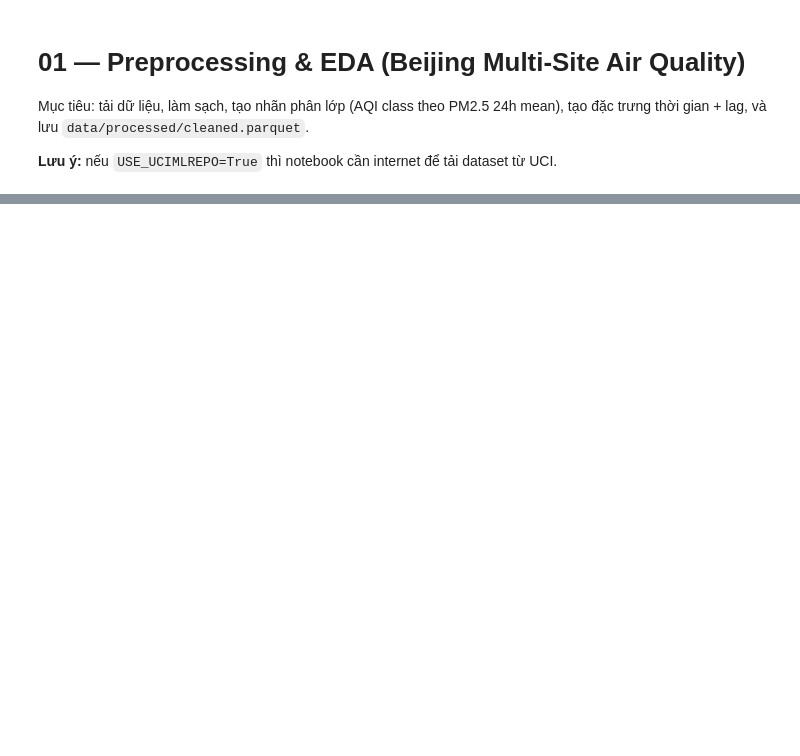
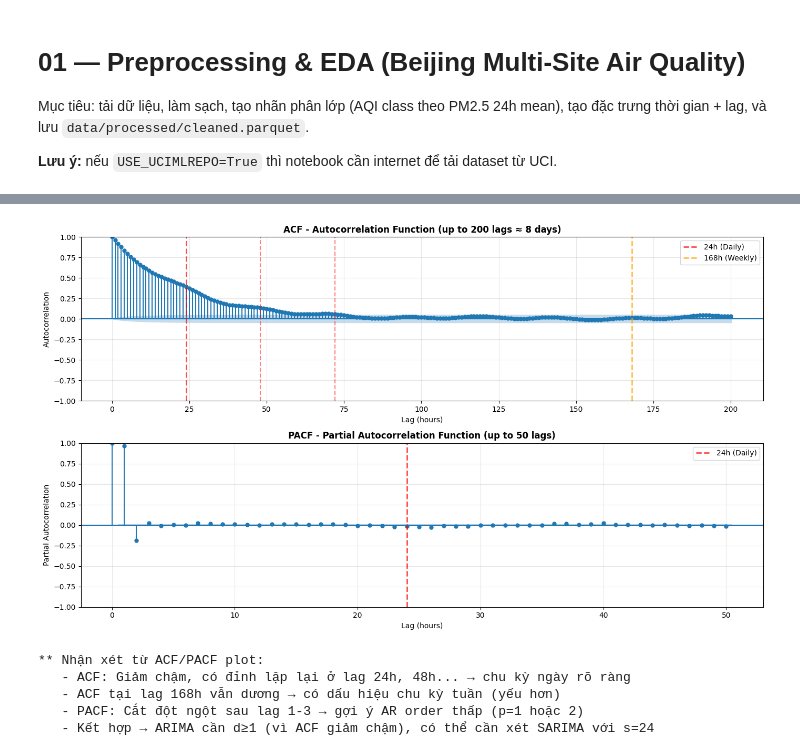
Before and after one commit to quang2005asd/Lab4, a Jupyter notebook: notebooks/Q1_boxungEDA.ipynb, the cells around one changed output, grey strips where cells are left out. Cells and saved outputs as stored; diff of their text form; code cells hidden in the pictures; blank space fills up the shorter version.

```diff
--- a/notebooks/Q1_boxungEDA.ipynb
+++ b/notebooks/Q1_boxungEDA.ipynb
@@ -5,7 +5,7 @@ Mục tiêu: tải dữ liệu, làm sạch, tạo nhãn phân lớp (AQI class
 **Lưu ý:** nếu `USE_UCIMLREPO=True` thì notebook cần internet để tải dataset từ UCI.
 # %%
 USE_UCIMLREPO = False
-RAW_ZIP_PATH = "data/raw/PRSA2017_Data_20130301-20170228.zip"
+RAW_ZIP_PATH = "../data/raw/PRSA2017_Data_20130301-20170228.zip"
 
 OUTPUT_CLEANED_PATH = 'data/processed/cleaned.parquet'
 LAG_HOURS=[1, 3, 24]
@@ -281,0 +358,59 @@ plt.show()
+# %%
+# 6. Kiểm tra tự tương quan (Autocorrelation)
+print("\n" + "="*60)
+print("6. KIỂM TRA TỰ TƯƠNG QUAN")
+print("="*60)
+
+# Lấy chuỗi PM2.5 sạch (sử dụng station_df từ cell trước)
+pm25_series = station_df.set_index('datetime')['PM2.5'].dropna()
+
+# Tính autocorrelation ở các lag quan trọng
+lags_to_check = [1, 3, 6, 12, 24, 48, 72, 168]  # 168h = 1 tuần
+autocorr_results = {}
+for lag in lags_to_check:
+    autocorr_results[f'lag_{lag}h'] = pm25_series.autocorr(lag=lag)
+
+autocorr_df = pd.DataFrame.from_dict(autocorr_results, orient='index', columns=['Autocorrelation'])
+print(autocorr_df)
+
+print(f"\n** Phân tích tự tương quan:")
+print(f"   - Lag 1h: {autocorr_results['lag_1h']:.3f} (rất cao - giá trị hiện tại phụ thuộc mạnh vào giờ trước)")
+print(f"   - Lag 24h: {autocorr_results['lag_24h']:.3f} (chu kỳ ngày)")
+print(f"   - Lag 168h: {autocorr_results['lag_168h']:.3f} (chu kỳ tuần)")
+print(f"\n=> Kết luận: Chuỗi có tự tương quan mạnh, đặc biệt ở lag ngắn và chu kỳ ngày/tuần")
+
+# Vẽ ACF và PACF để trực quan hóa
+from statsmodels.graphics.tsaplots import plot_acf, plot_pacf
+
+fig, axes = plt.subplots(2, 1, figsize=(14, 8))
+
+# ACF plot
+plot_acf(pm25_series, lags=200, ax=axes[0], alpha=0.05)
+axes[0].set_title('ACF - Autocorrelation Function (up to 200 lags ≈ 8 days)', fontsize=12, fontweight='bold')
+axes[0].axvline(x=24, color='red', linestyle='--', linewidth=2, alpha=0.7, label='24h (Daily)')
+axes[0].axvline(x=48, color='red', linestyle='--', linewidth=1.5, alpha=0.5)
+axes[0].axvline(x=72, color='red', linestyle='--', linewidth=1.5, alpha=0.5)
+axes[0].axvline(x=168, color='orange', linestyle='--', linewidth=2, alpha=0.7, label='168h (Weekly)')
+axes[0].legend()
+axes[0].grid(True, alpha=0.3)
+axes[0].set_ylabel('Autocorrelation')
+axes[0].set_xlabel('Lag (hours)')
+
+# PACF plot
+plot_pacf(pm25_series, lags=50, ax=axes[1], alpha=0.05)
+axes[1].set_title('PACF - Partial Autocorrelation Function (up to 50 lags)', fontsize=12, fontweight='bold')
+axes[1].axvline(x=24, color='red', linestyle='--', linewidth=2, alpha=0.7, label='24h (Daily)')
+axes[1].legend()
+axes[1].grid(True, alpha=0.3)
+axes[1].set_ylabel('Partial Autocorrelation')
+axes[1].set_xlabel('Lag (hours)')
+
+plt.tight_layout()
+plt.show()
+
+print("\n** Nhận xét từ ACF/PACF plot:")
+print("   - ACF: Giảm chậm, có đỉnh lặp lại ở lag 24h, 48h... → chu kỳ ngày rõ ràng")
+print("   - ACF tại lag 168h vẫn dương → có dấu hiệu chu kỳ tuần (yếu hơn)")
+print("   - PACF: Cắt đột ngột sau lag 1-3 → gợi ý AR order thấp (p=1 hoặc 2)")
+print("   - Kết hợp → ARIMA cần d≥1 (vì ACF giảm chậm), có thể cần xét SARIMA với s=24")
+# %% [output]
@@ -281,0 +436,6 @@ plt.show()
+[figure, added]
+** Nhận xét từ ACF/PACF plot:
+   - ACF: Giảm chậm, có đỉnh lặp lại ở lag 24h, 48h... → chu kỳ ngày rõ ràng
+   - ACF tại lag 168h vẫn dương → có dấu hiệu chu kỳ tuần (yếu hơn)
+   - PACF: Cắt đột ngột sau lag 1-3 → gợi ý AR order thấp (p=1 hoặc 2)
+   - Kết hợp → ARIMA cần d≥1 (vì ACF giảm chậm), có thể cần xét SARIMA với s=24
```
Also changed, not shown: parts of 23 cells of this notebook, 7 other files.
